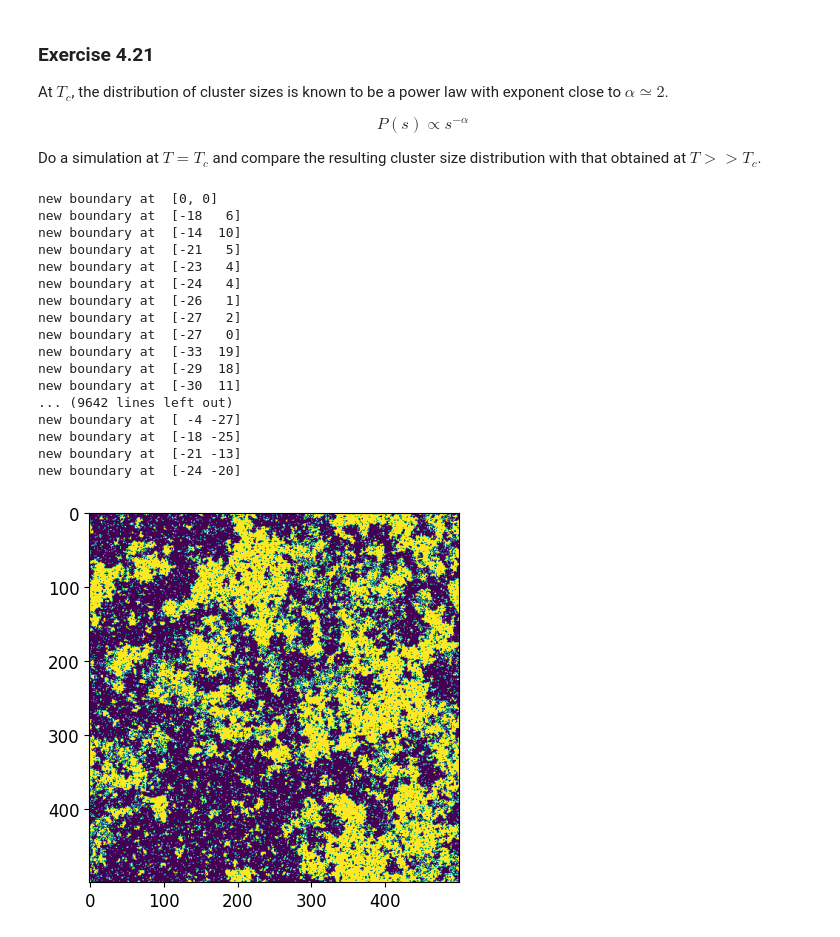
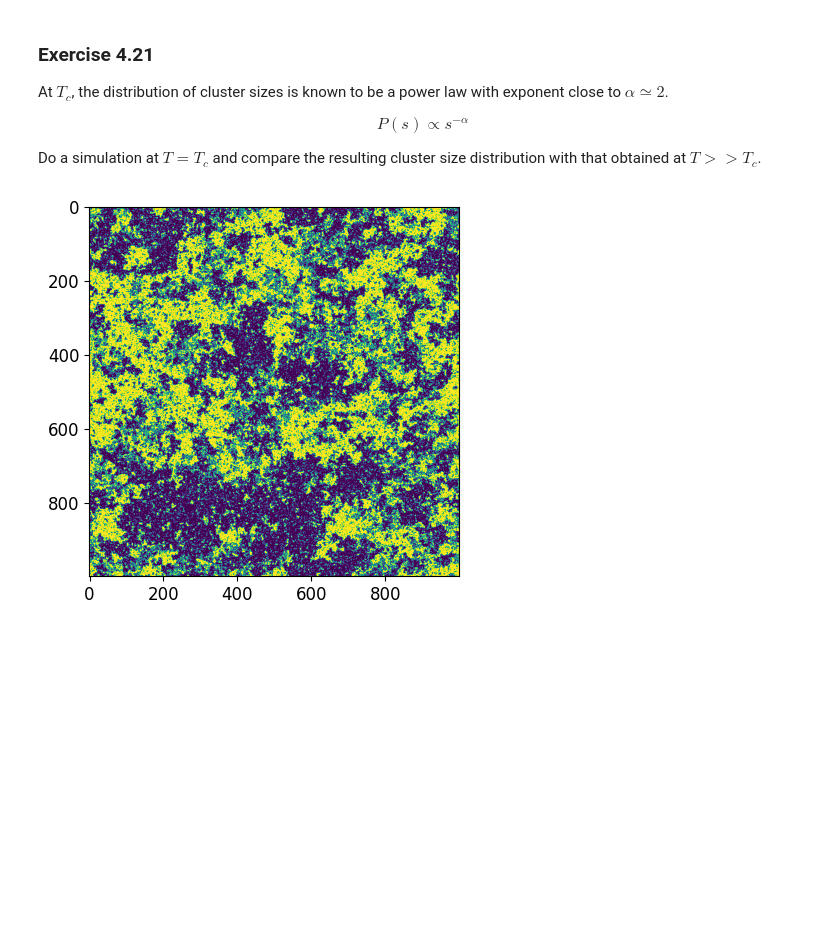
Before and after one commit to SwgAnno/stat-mech-python-course, a Jupyter notebook: notebooks/4-Ising-Model-Annoni.ipynb, the cells around one changed output. Saved outputs shown, nothing was run; the diff lists cells and outputs as text; code cells hidden in the pictures; blank space fills up the shorter version.

```diff
--- a/notebooks/4-Ising-Model-Annoni.ipynb
+++ b/notebooks/4-Ising-Model-Annoni.ipynb
@@ -587,18 +623,19 @@ def calculate_magnetization(system_size=None, temperature=None, equilibration_ti
 + Plot $|M|$ as a function of $T$, and mark the critical temperature in your plot using the `plt.axvline()` function.
 # %%
 # define range of temperatures
-temperatures = np.linspace(1.5, 3.5, num= 100)
+temperatures = np.linspace(1.5, 3.5, num= 500)
+
 # system size
 system_size = 64
 # equilibration time
-equilibration_time = 5
+equilibration_time = 6
 
 # loop over temperatures, compute magnetizations
 magnetizations = np.empty( len(temperatures))
 
 for i in range(len(temperatures)):
     magnetization = calculate_magnetization(system_size= system_size, temperature=temperatures[i],equilibration_time=equilibration_time)
-    magnetizations[i] = magnetization
+    magnetizations[i] = np.abs(magnetization)
 
 
     print("#iter : \t{} out of {} // Current M : \t{}".format(i+1, len(temperatures), magnetization))
@@ -749,15 +777,15 @@ def calculate_susceptibility_specific_heat(system_size=None, temperature=None, e
 + Compute $C$ and $\chi$ at different temperatures, for a small system of size $N<50$. You will need to find what are the right equilibration times. A good range of temperatures is $T \in [1.5, 3.5]$.
 + Make two plots, showing $\chi$ and $C$ as a function of $T$. Mark the critical temperature $T_c$ with a vertical line using `ax.axvline(...)`.
 # %%
-n_points = 50
+n_points = 100
 # define range of temperatures: 50 points from 1.5 to 4.
 temperatures = np.linspace(1.5,4, num = n_points)
 # system size
-system_size = 30
+system_size = 50
 # equilibration time
 equilibration_time = 6
 # n_samples
-n_samples = 1000
+n_samples = 500
 
 
 chis = np.empty(n_points)
@@ -946,9 +992,3 @@ To help you **test** your function, I have prepared some test data, so that we c
 config_test_0 = np.array([[ 1,  1,  1],
                           [-1, -1,  1],
                           [-1, -1,  1]])
-
-
-out = get_labels(config_test_0)
-print(out)
-plt.imshow(out)
-#plt.imshow(config_test_0)
@@ -967,8 +999,3 @@ config_test_1 = np.array([[ 1, -1, -1,  1, -1,  1],
                           [-1,  1, -1,  1,  1,  1],
                           [-1,  1, -1, -1,  1, -1],
                           [-1, -1, -1,  1,  1,  1]])
-
-out = get_labels(config_test_1)
-print(config_test_1)
-plt.imshow(out)
-#plt.imshow(config_test_1)
@@ -1243,38 +1296,21 @@ $$
 Do a simulation at $T=T_c$ and compare the resulting cluster size distribution with that obtained at $T>>T_c$.
 # %%
 # do simulation
-size = 500
+size = 1000
 temp = T_critical
 
 my_ising = IsingModel(N = size, T= temp)
 my_ising.SweepWolff(nTimes=8)
 
 plt.imshow(my_ising.lattice)
 
 config = (my_ising.lattice)*2 -1
 
 #no need to compute labels beforehand
 #labels = get_labels(config)
-sizes_c= get_sizes(labels)
+sizes_c= get_sizes(config)
 # %% [output]
-new boundary at  [0, 0]
-new boundary at  [-18   6]
-new boundary at  [-14  10]
-new boundary at  [-21   5]
-new boundary at  [-23   4]
-new boundary at  [-24   4]
-new boundary at  [-26   1]
-new boundary at  [-27   2]
-new boundary at  [-27   0]
-new boundary at  [-33  19]
-new boundary at  [-29  18]
-new boundary at  [-30  11]
-... (9642 lines left out)
-new boundary at  [ -4 -27]
-new boundary at  [-18 -25]
-new boundary at  [-21 -13]
-new boundary at  [-24 -20]
-[figure, old version]
+[figure, new version]
 # %%
 # plot results
 # use logarithmic bins and logarithmic axes!
```
Also changed, not shown: parts of 35 cells of this notebook.
